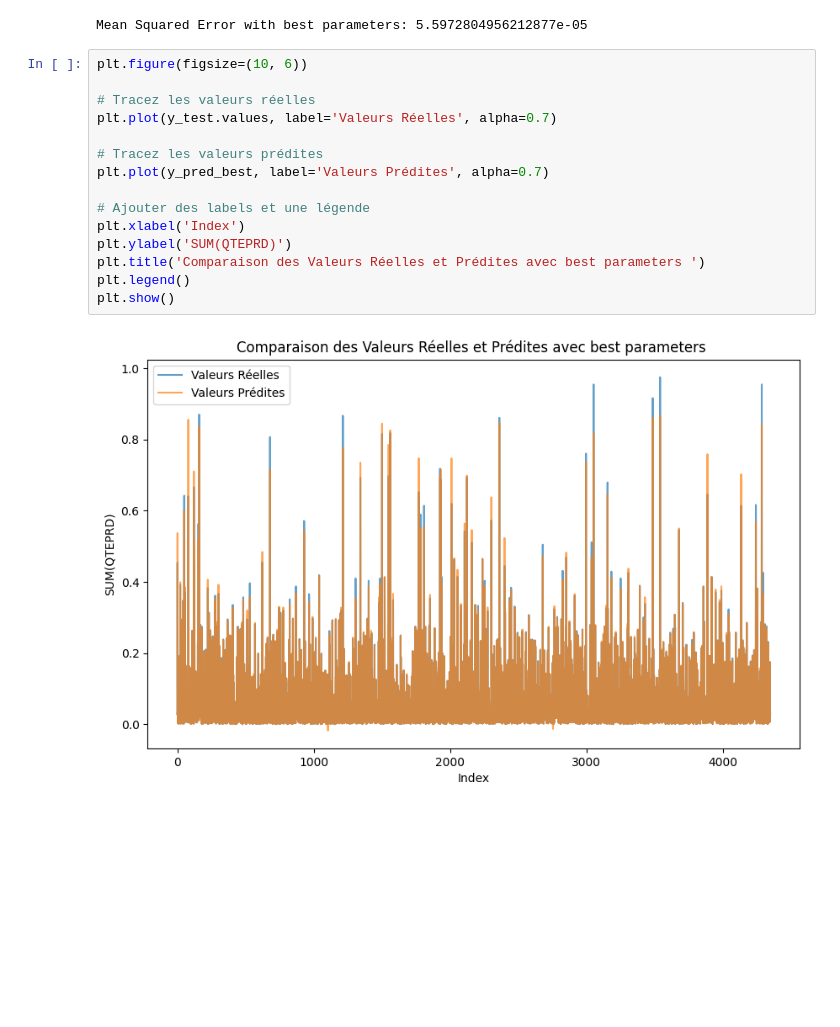
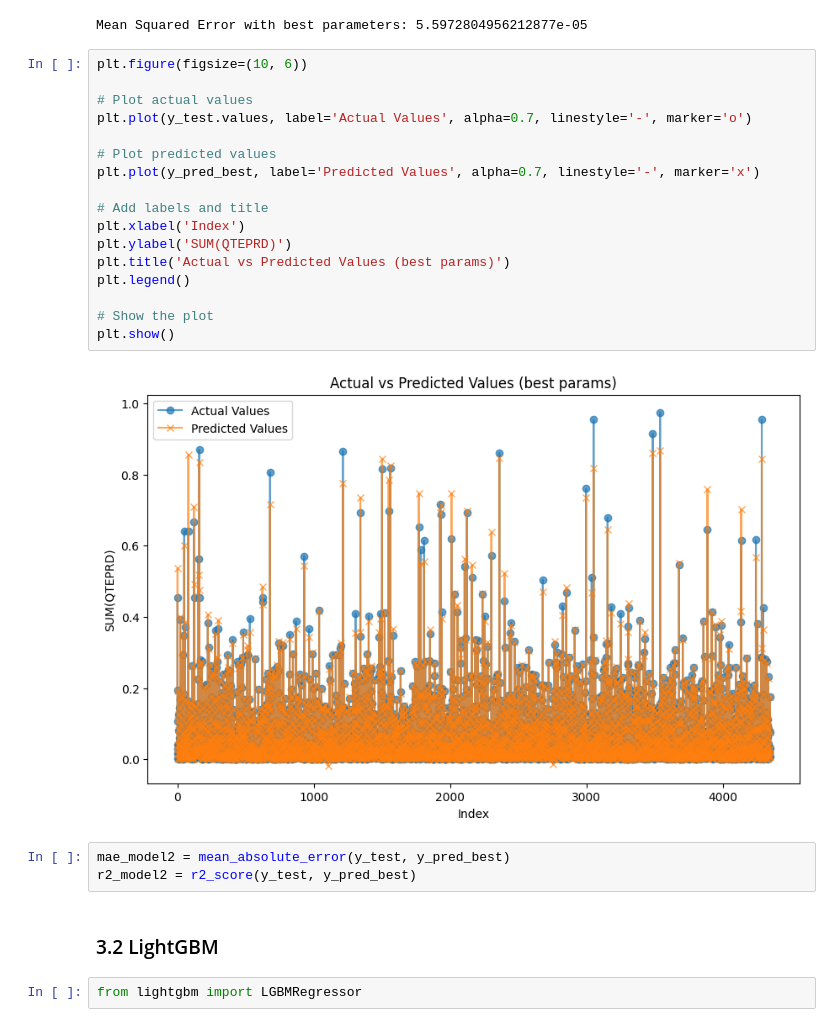
Before and after one commit to MedAzizBouzid/AGIL-ENERGY-Forecast-system, a Jupyter notebook: notebooks/BO1/forecast_customer_demand.ipynb, the cells around one changed output. Saved outputs shown, nothing was run; the diff lists cells and outputs as text; blank space fills up the shorter version.

Commit message:
lightGBM

```diff
--- a/notebooks/BO1/forecast_customer_demand.ipynb
+++ b/notebooks/BO1/forecast_customer_demand.ipynb
@@ -577,17 +584,26 @@ Mean Squared Error with best parameters: 5.5972804956212877e-05
 # %%
 plt.figure(figsize=(10, 6))
 
-# Tracez les valeurs réelles
-plt.plot(y_test.values, label='Valeurs Réelles', alpha=0.7)
+# Plot actual values
+plt.plot(y_test.values, label='Actual Values', alpha=0.7, linestyle='-', marker='o')
 
-# Tracez les valeurs prédites
-plt.plot(y_pred_best, label='Valeurs Prédites', alpha=0.7)
+# Plot predicted values
+plt.plot(y_pred_best, label='Predicted Values', alpha=0.7, linestyle='-', marker='x')
 
-# Ajouter des labels et une légende
+# Add labels and title
 plt.xlabel('Index')
 plt.ylabel('SUM(QTEPRD)')
-plt.title('Comparaison des Valeurs Réelles et Prédites avec best parameters ')
+plt.title('Actual vs Predicted Values (best params)')
 plt.legend()
+
+# Show the plot
 plt.show()
 # %% [output]
-[figure, old version]
+[figure, new version]
+# %%
+mae_model2 = mean_absolute_error(y_test, y_pred_best)
+r2_model2 = r2_score(y_test, y_pred_best)
+# %% [markdown]
+### 3.2 LightGBM
+# %%
+from lightgbm import LGBMRegressor
```
Also changed, not shown: parts of 11 cells of this notebook.
